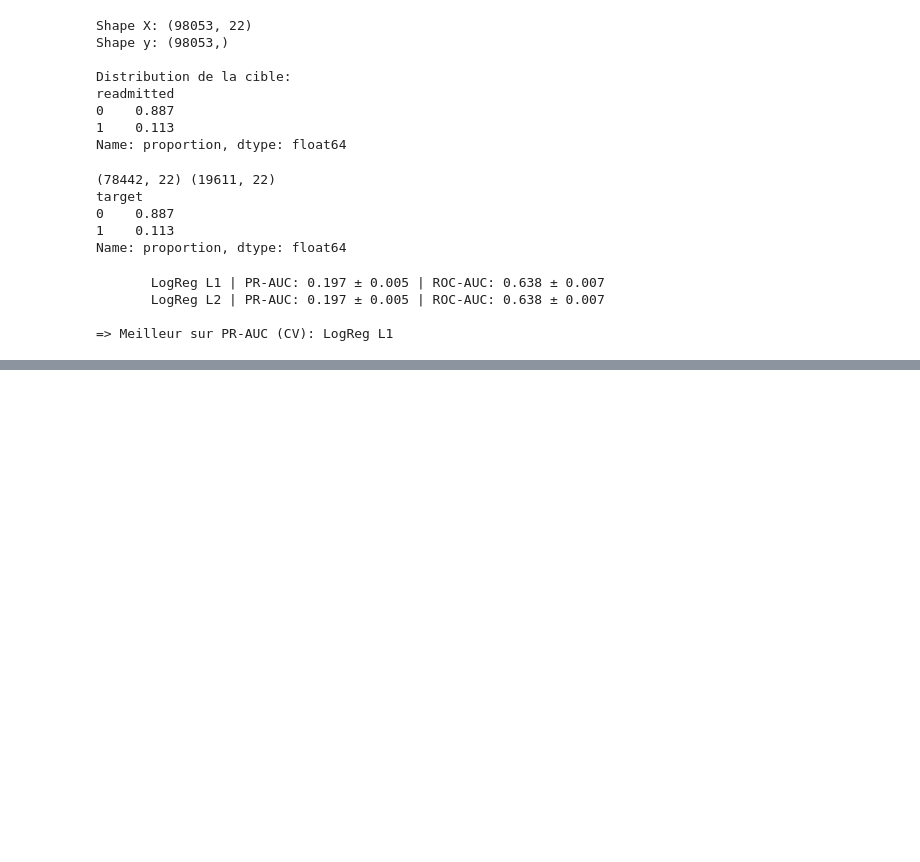
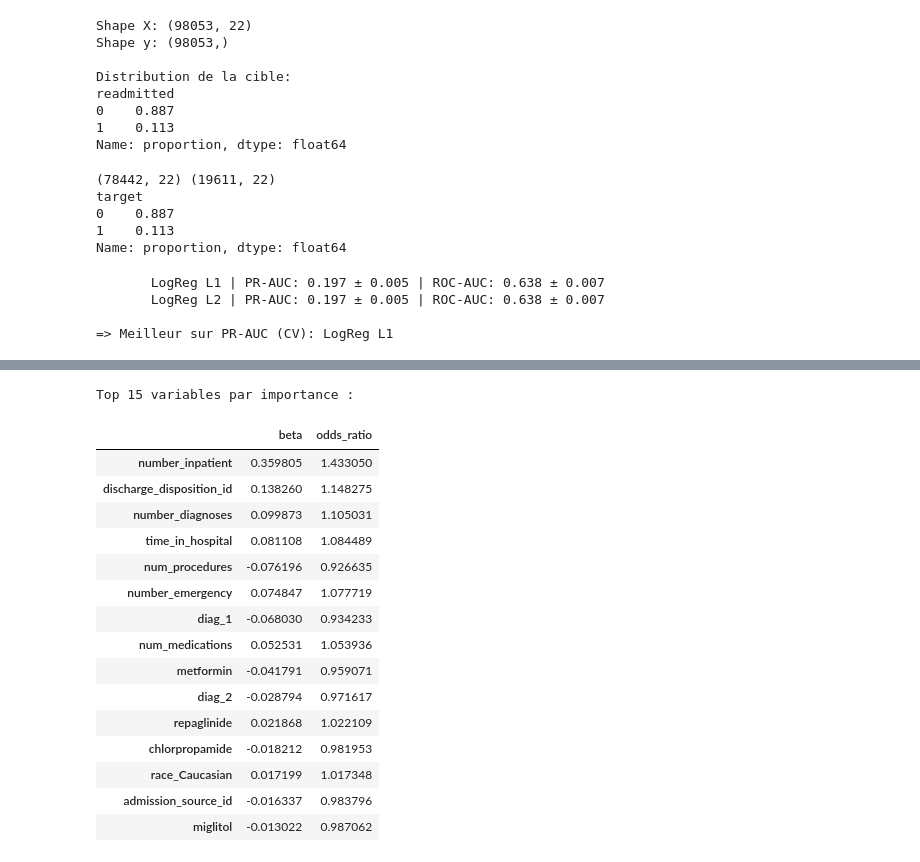
Before and after one commit to Kelian2909/applied, a Jupyter notebook: 3-modèles interprétables.ipynb, the cells around one changed output, grey strips where cells are left out. Saved outputs shown, nothing was run; the diff lists cells and outputs as text; code cells hidden in the pictures; blank space fills up the shorter version.

```diff
--- a/3-modèles interprétables.ipynb
+++ b/3-modèles interprétables.ipynb
@@ -100,0 +170,32 @@ print("\n=> Meilleur sur PR-AUC (CV):", best_name)
+# %%
+import pandas as pd
+import numpy as np
+
+clf = best_pipe.named_steps["clf"]
+coef = pd.Series(clf.coef_.ravel(), index=X_train.columns, name="beta")
+odds = np.exp(coef).rename("odds_ratio")
+
+interpret_table = pd.concat([coef, odds], axis=1)
+interpret_table["abs_beta"] = interpret_table["beta"].abs()
+interpret_table = interpret_table.sort_values("abs_beta", ascending=False)
+
+print("Top 15 variables par importance :")
+display(interpret_table.head(15)[["beta", "odds_ratio"]])
+# %% [output]
+Top 15 variables par importance :
+|  | beta | odds_ratio |
+| number_inpatient | 0.359805 | 1.433050 |
+| discharge_disposition_id | 0.138260 | 1.148275 |
+| number_diagnoses | 0.099873 | 1.105031 |
+| time_in_hospital | 0.081108 | 1.084489 |
+| num_procedures | -0.076196 | 0.926635 |
+| number_emergency | 0.074847 | 1.077719 |
+| diag_1 | -0.068030 | 0.934233 |
+| num_medications | 0.052531 | 1.053936 |
+| metformin | -0.041791 | 0.959071 |
+| diag_2 | -0.028794 | 0.971617 |
+| repaglinide | 0.021868 | 1.022109 |
+| chlorpropamide | -0.018212 | 0.981953 |
+| race_Caucasian | 0.017199 | 1.017348 |
+| admission_source_id | -0.016337 | 0.983796 |
+| miglitol | -0.013022 | 0.987062 |
```
Also changed, not shown: parts of 4 cells of this notebook, 1 other file.
